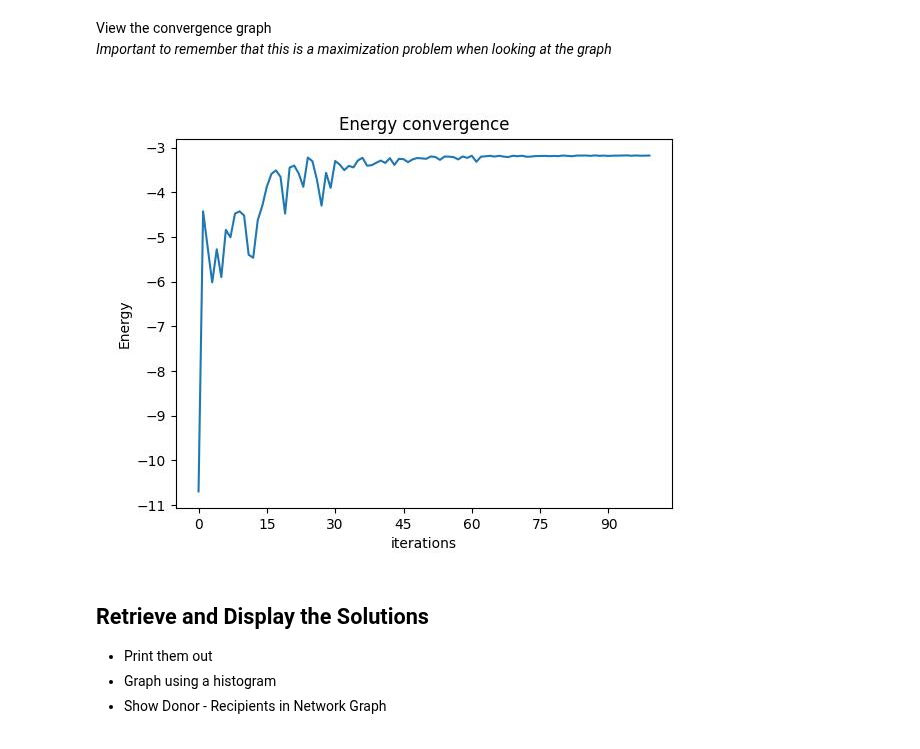
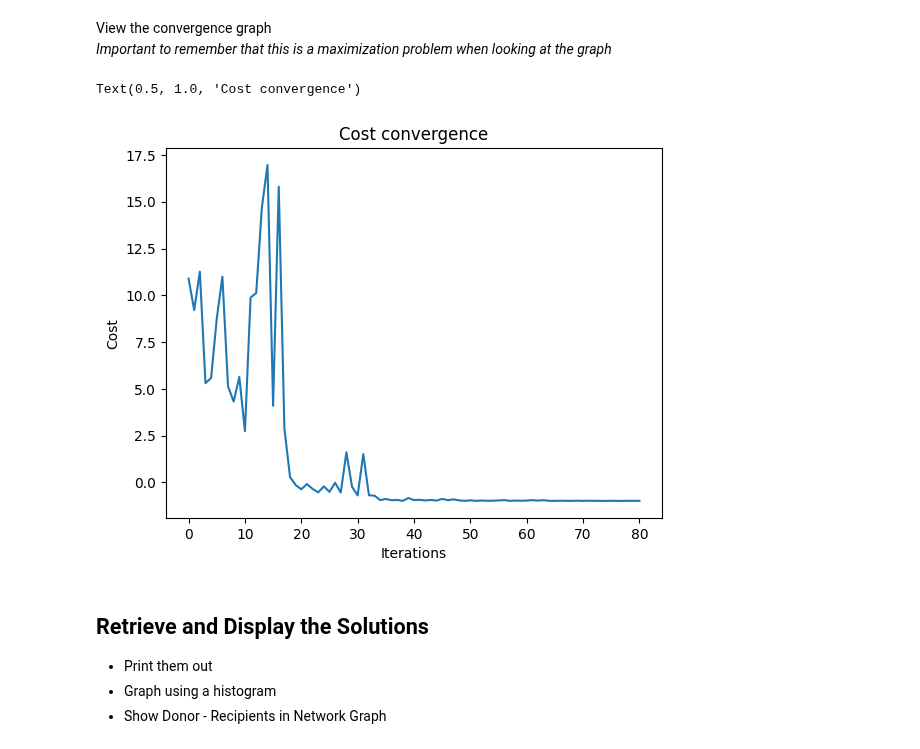
Before and after one commit to Classiq/classiq-library, a Jupyter notebook: applications/optimization/kidney_exchange/kidney_exchange_problem.ipynb, the cells around one changed output. Saved outputs shown, nothing was run; the diff lists cells and outputs as text; code cells hidden in the pictures.

```diff
--- a/applications/optimization/kidney_exchange/kidney_exchange_problem.ipynb
+++ b/applications/optimization/kidney_exchange/kidney_exchange_problem.ipynb
@@ -168,13 +146,16 @@ res = execute(qprog).result()
 # %% [markdown]
 View the convergence graph
 <i>Important to remember that this is a maximization problem when looking at the graph</i>
-# %%
-# from classiq.execution import VQESolverResult
-
-vqe_result = res[0].value
-vqe_result.convergence_graph
-# %% [output]
-[figure, removed]
+# %%
+import matplotlib.pyplot as plt
+
+plt.plot(combi.cost_trace)
+plt.xlabel("Iterations")
+plt.ylabel("Cost")
+plt.title("Cost convergence")
+# %% [output]
+Text(0.5, 1.0, 'Cost convergence')
+[figure, added]
 # %% [markdown]
 ## Retrieve and Display the Solutions
 - Print them out
```
Also changed, not shown: parts of 17 cells of this notebook, 7 other files.
